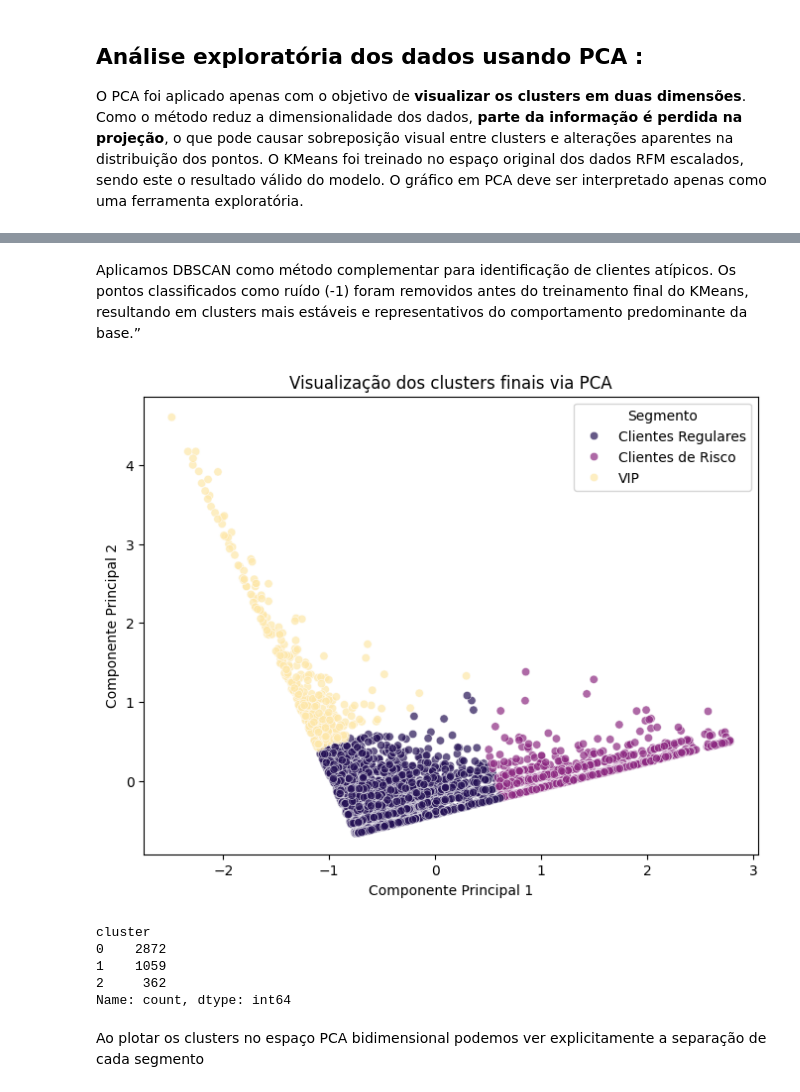
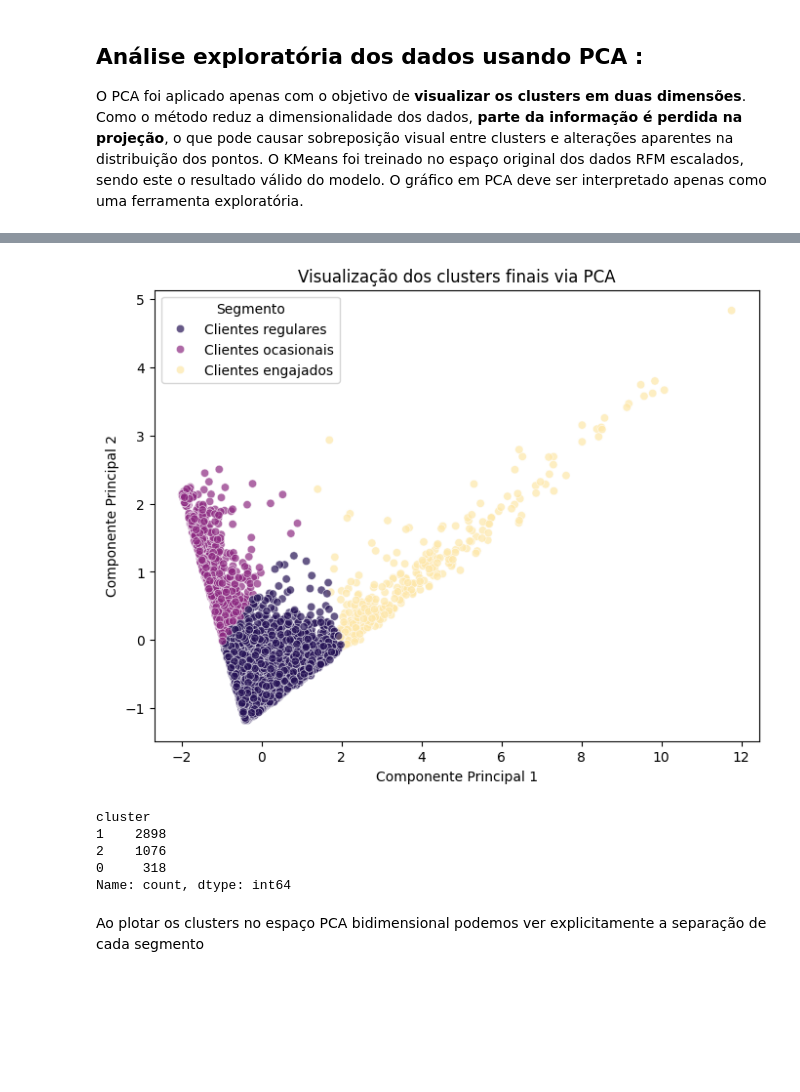
Before and after one commit to LucasDS9/customer-segmentation-rfm, a Jupyter notebook: notebook/05_Clustering.ipynb, the cells around one changed output, grey strips where cells are left out. Drawn from its saved outputs; the diff is of its cells as text; code cells hidden in the pictures; blank space fills up the shorter version.

```diff
--- a/notebook/05_Clustering.ipynb
+++ b/notebook/05_Clustering.ipynb
@@ -140,5 +138,0 @@ plt.show()
-# %%
-from sklearn.cluster import DBSCAN
-
-dbscan = DBSCAN(eps=0.8, min_samples=5)
-rfm['cluster_db'] = dbscan.fit_predict(rfm_scaled)
@@ -185,62 +139,60 @@ rfm_scaled_clean = rfm_scaled[rfm['cluster_db'] != -1]
-# %% [markdown]
-Aplicamos DBSCAN como método complementar para identificação de clientes atípicos. Os pontos classificados como ruído (-1) foram removidos antes do treinamento final do KMeans, resultando em clusters mais estáveis e representativos do comportamento predominante da base.”
 # %%
 kmeans = KMeans(n_clusters=3, random_state=2, n_init=20)
-rfm_clean['cluster'] = kmeans.fit_predict(rfm_scaled_clean)
+rfm['cluster'] = kmeans.fit_predict(rfm_scaled)
 # %%
 pca = PCA(n_components=2)
 
-rfm_pca_clean = pca.fit_transform(rfm_scaled_clean)
+rfm_pca_clean = pca.fit_transform(rfm_scaled)
 rfm_pca_clean = pd.DataFrame(
     rfm_pca_clean,
     columns=['PC1', 'PC2'],
-    index=rfm_clean.index
+    index=rfm.index
 )
 
-rfm_pca_clean['cluster'] = rfm_clean['cluster']
+rfm_pca_clean['cluster'] = rfm['cluster']
 # %%
 import seaborn as sns
 import matplotlib.pyplot as plt
 
 cmap = plt.cm.magma
 
 palette = {
-    'VIP': cmap(0.95),
-    'Clientes Regulares': cmap(0.15),
-    'Clientes de Risco': cmap(0.4)
+    'Clientes engajados': cmap(0.95),
+    'Clientes regulares': cmap(0.15),
+    'Clientes ocasionais': cmap(0.4)
 }
 
 labels = {
-    2: 'VIP',
-    0: 'Clientes Regulares',
-    1: 'Clientes de Risco'
+    2: 'Clientes ocasionais',
+    0: 'Clientes engajados',
+    1: 'Clientes regulares'
 }
 
 plt.figure(figsize=(8, 6))
 
 sns.scatterplot(
     data=rfm_pca_clean,
     x='PC1',
     y='PC2',
     hue=rfm_pca_clean['cluster'].map(labels),
     palette=palette,
     alpha=0.7
 )
 
 plt.title('Visualização dos clusters finais via PCA')
 plt.xlabel('Componente Principal 1')
 plt.ylabel('Componente Principal 2')
 plt.legend(title='Segmento')
 plt.show()
 # %% [output]
-[figure, old version]
+[figure, new version]
 # %%
 rfm_pca_clean['cluster'].value_counts()
 # %% [output]
 cluster
-0    2872
-1    1059
-2     362
+1    2898
+2    1076
+0     318
 Name: count, dtype: int64
 # %% [markdown]
 Ao plotar os clusters no espaço PCA bidimensional podemos ver explicitamente a separação de cada segmento
```
Also changed, not shown: parts of 21 cells of this notebook, 11 other files.
